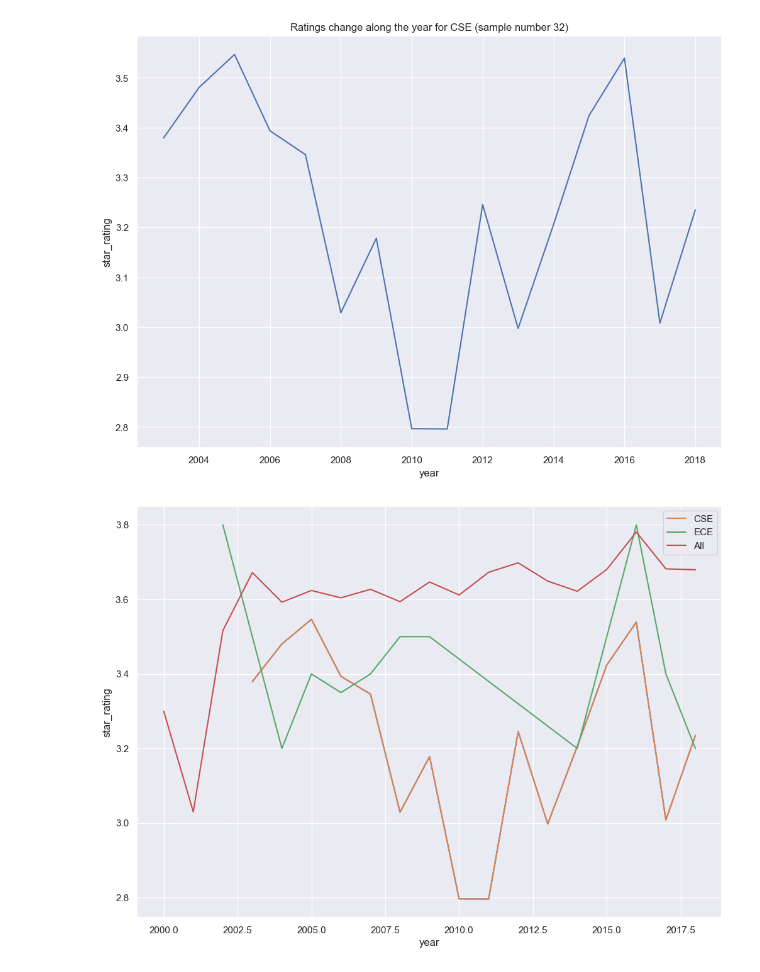
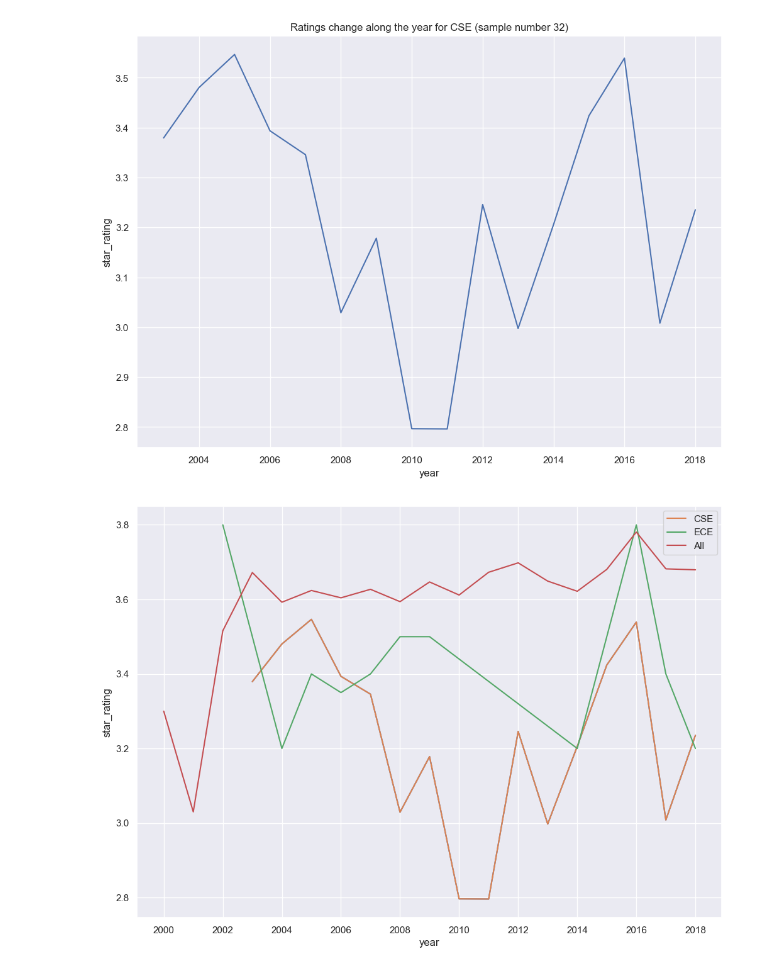
Before and after one commit to lhy6968/ECE-143-Programming-for-Data-Analysis, a Jupyter notebook: NaiwenShi_TimeChange_Department.ipynb, the cells around one changed output. Saved outputs shown, nothing was run; the diff lists cells and outputs as text; code cells hidden in the pictures.

```diff
--- a/NaiwenShi.ipynb
+++ b/NaiwenShi_TimeChange_Department.ipynb
@@ -150,15 +150,17 @@ plt.show()
 # %%
 '''
 Plot three in one
 '''
+from matplotlib.ticker import MaxNLocator
 fig, ax = plt.subplots()
 sns.lineplot(data=df8_CSE,x='year', y='star_rating', ax=ax, legend=True)
 # sns.lineplot(data=df8_ECE,x='year', y='star_rating', ax=ax, legend=True)
 # sns.lineplot(data=df8,x='year', y='star_rating', ax=ax, legend=True)
 ax = sns.lineplot(x='year', y='star_rating', data=df8_CSE, label="CSE")
 ax = sns.lineplot(x='year', y='star_rating', data=df8_ECE, label="ECE")
 ax = sns.lineplot(x='year', y='star_rating', data=df8, label="All")
+ax.xaxis.set_major_locator(MaxNLocator(integer=True))
 plt.legend()
 plt.show()
 # %% [output]
-[figure, old version]
+[figure, new version]
```
